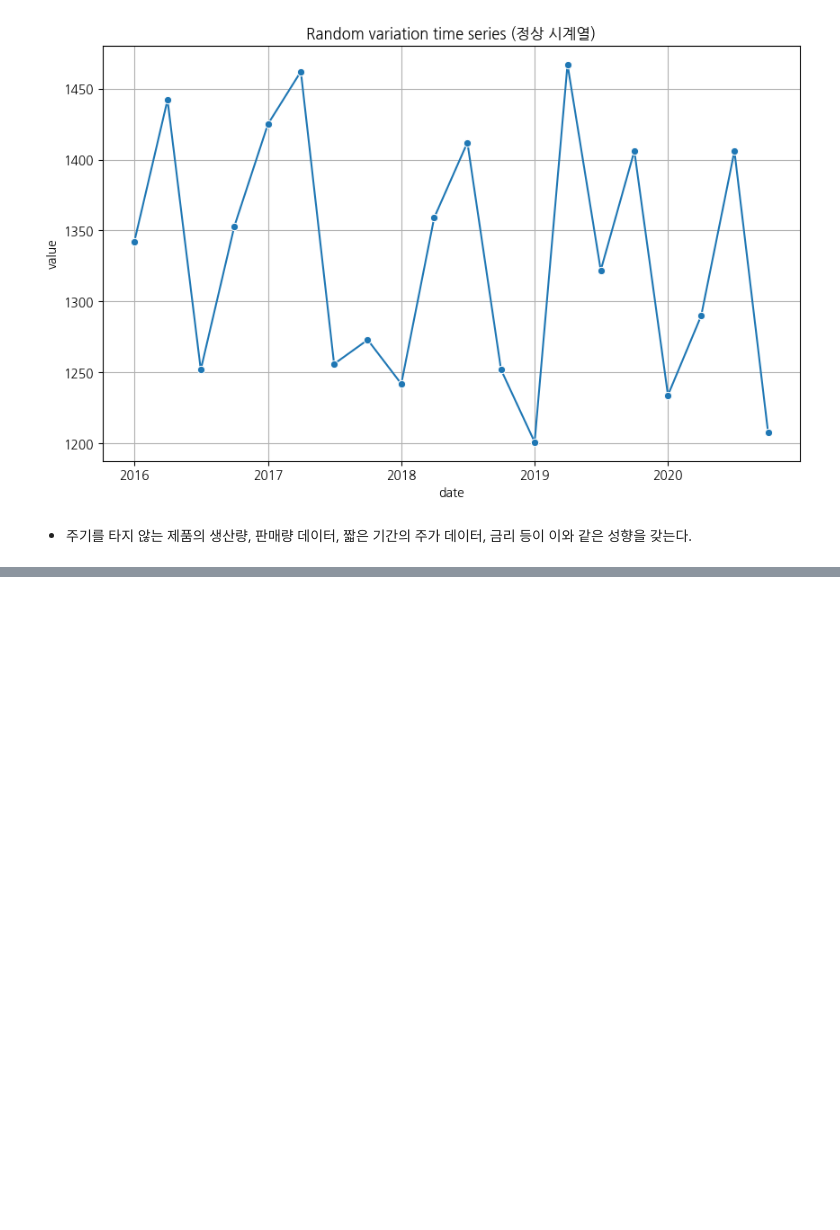
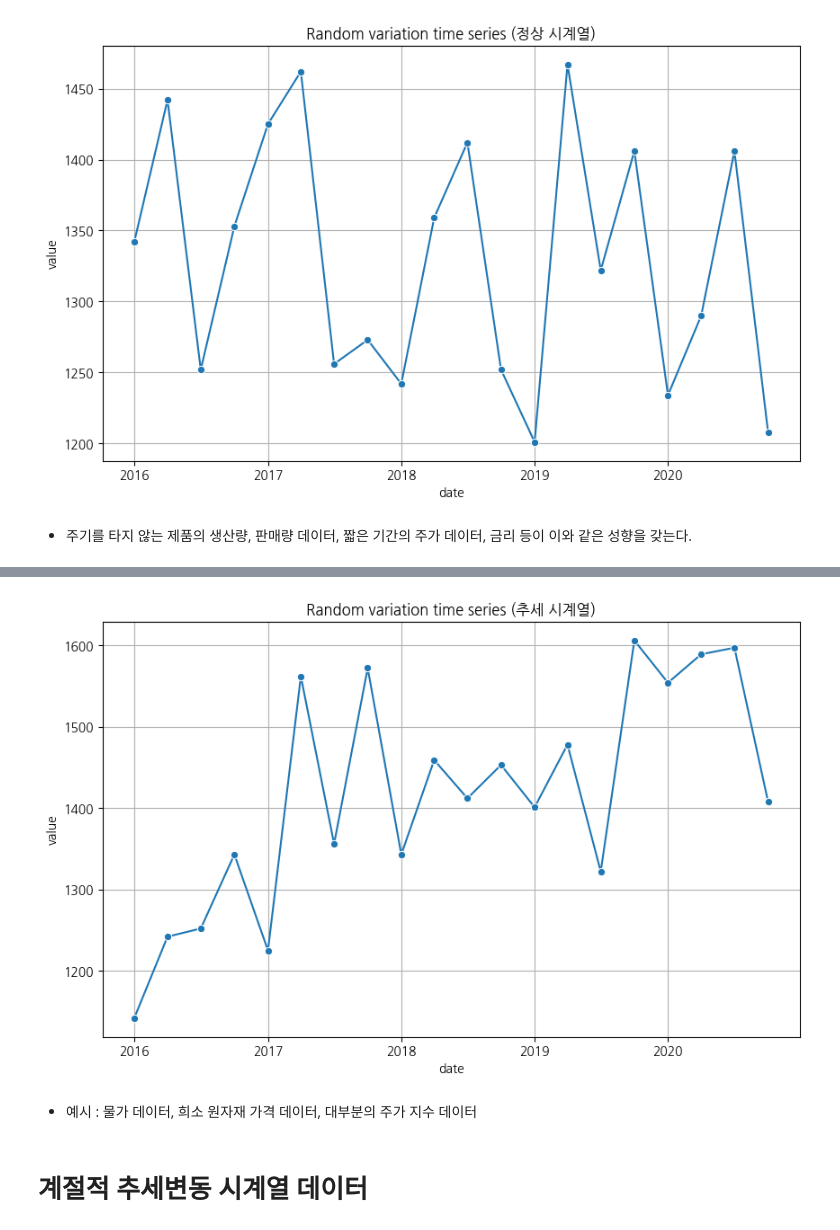
Before and after one commit to yusangsoo/Fintech_PM, a Jupyter notebook: 09_time_series/01_시계열_기초.ipynb, the cells around one changed output, grey strips where cells are left out. Drawn from its saved outputs; the diff is of its cells as text; code cells hidden in the pictures; blank space fills up the shorter version.

```diff
--- a/09_time_series/01_시계열_기초.ipynb
+++ b/09_time_series/01_시계열_기초.ipynb
@@ -193,0 +301,9 @@ plt.show()
+# %%
+trend = np.array((1142, 1242, 1252, 1343,
+                    1225, 1562, 1356, 1572,
+                    1343, 1459, 1412, 1453,
+                    1401, 1478, 1322, 1606,
+                    1554, 1589, 1597, 1408) ).reshape(5,4)
+trend_ts = pd.DataFrame(trend, index=range(2016, 2021), columns=['Qtr1', 'Qtr2','Qtr3','Qtr4'])
+trend_ts = trend_ts.stack().reset_index()
+display(trend_ts)
@@ -193,0 +328,22 @@ plt.show()
+# %%
+trend_ts.columns = ['year', 'quarter', 'value']
+trend_ts['year'] = trend_ts['year'].apply(str)
+trend_ts['date'] = trend_ts['year'] + trend_ts['quarter']
+trend_ts['date'] = trend_ts['date'].str.replace('tr', '')
+trend_ts['date'] = pd.PeriodIndex(trend_ts['date'], freq = 'Q').to_timestamp()
+trend_ts = trend_ts.set_index('date')
+# %%
+# 계절 시계열 데이터 시각화
+plt.figure(figsize = (10, 6))
+sns.lineplot(x = trend_ts.index, y = trend_ts['value'], marker = 'o')
+plt.title('Random variation time series (추세 시계열)')
+plt.xlabel('date')
+plt.ylabel('value')
+plt.grid(True)
+plt.show()
+# %% [output]
+[figure, added]
+# %% [markdown]
+- 예시 : 물가 데이터, 희소 원자재 가격 데이터, 대부분의 주가 지수 데이터
+# %% [markdown]
+# 계절적 추세변동 시계열 데이터
```
Also changed, not shown: parts of 65 cells of this notebook.
